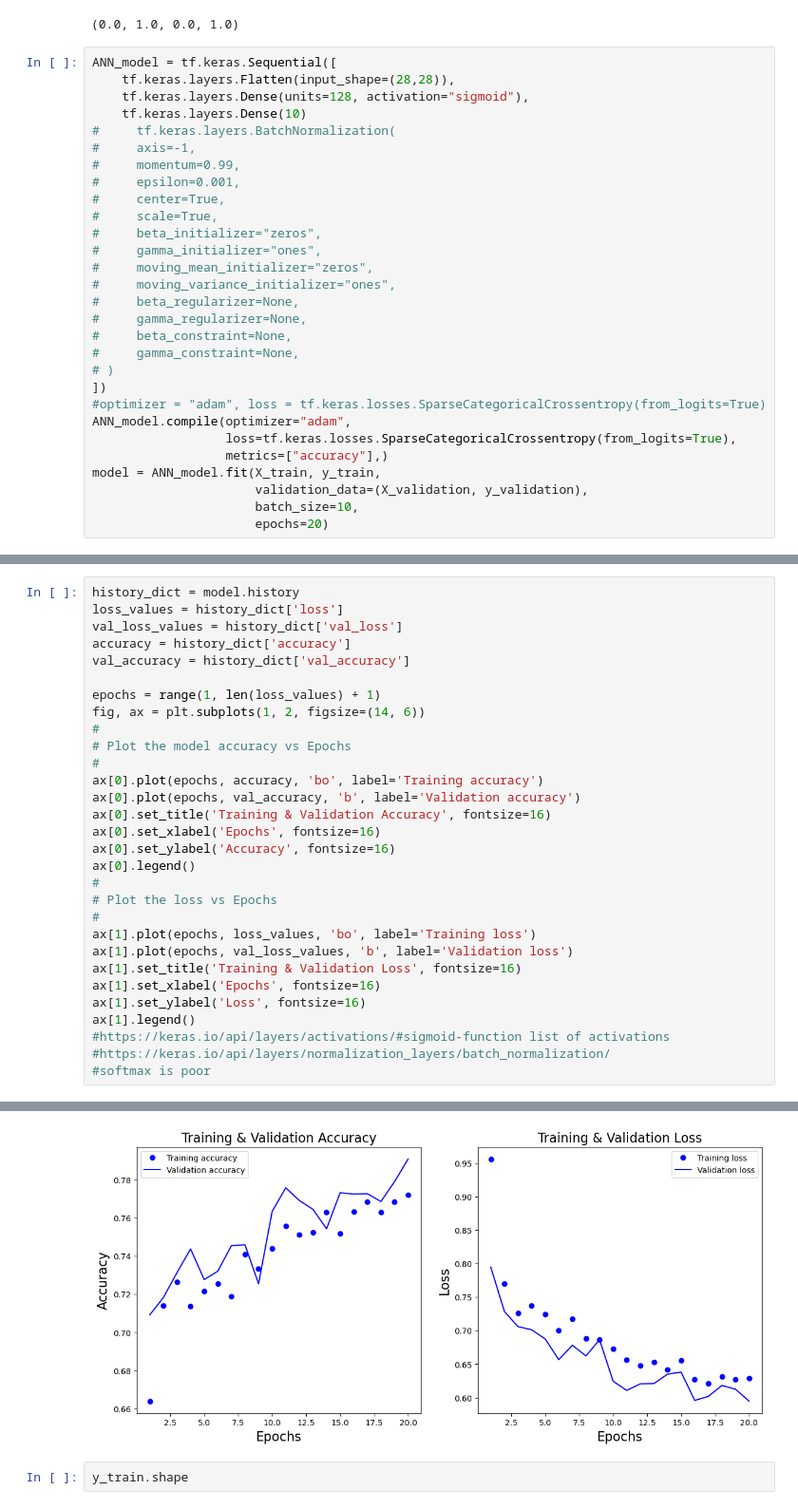
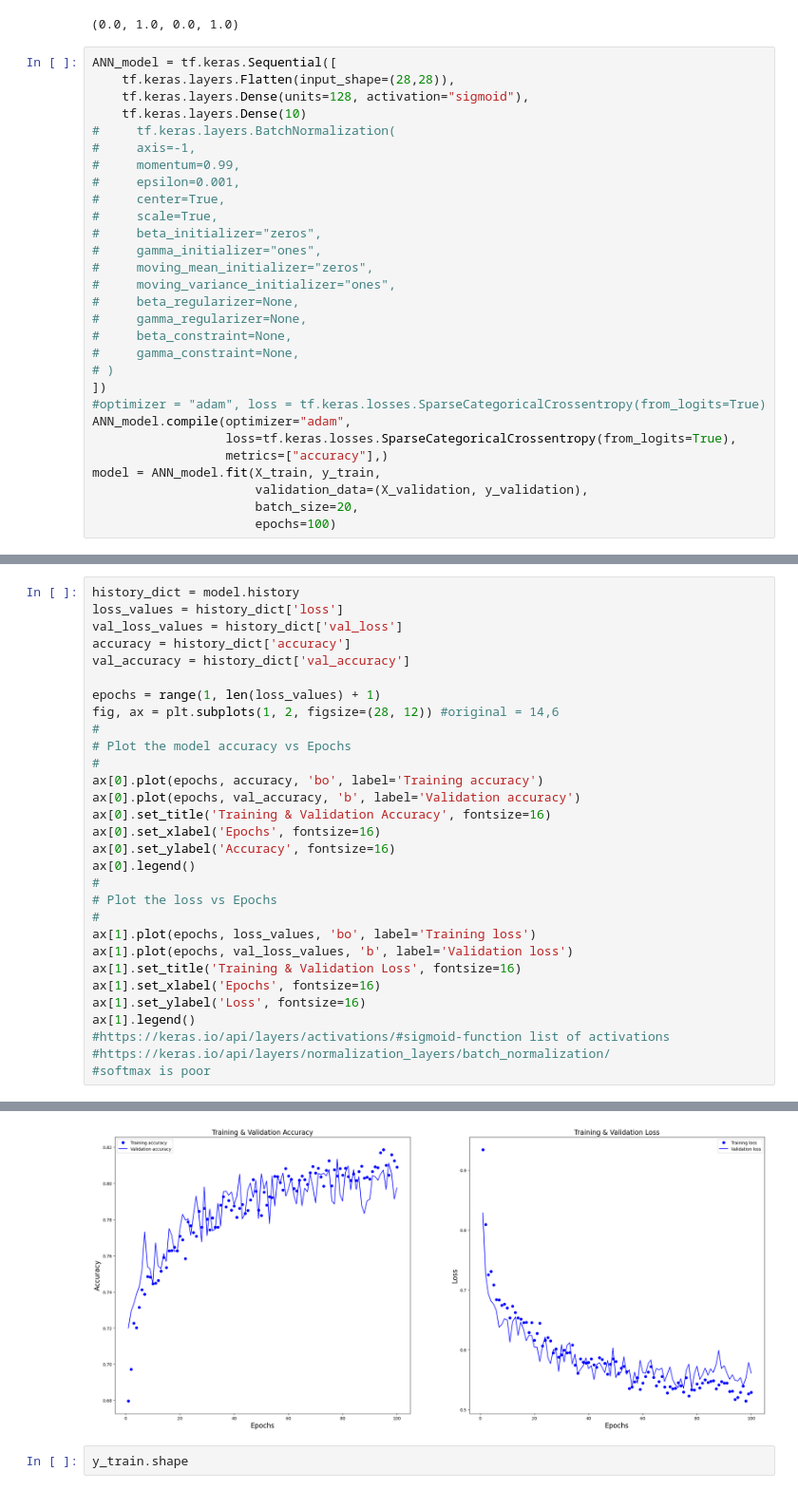
Before and after one commit to Elicit3495/MachineLearningProject22, a Jupyter notebook: Untitled2.ipynb, the cells around one changed output, grey strips where cells are left out. Shown at 95% size. Cells and saved outputs as stored; diff of their text form.

```diff
--- a/Untitled2.ipynb
+++ b/Untitled2.ipynb
@@ -49,6 +49,6 @@ ANN_model.compile(optimizer="adam",
                   metrics=["accuracy"],)
 model = ANN_model.fit(X_train, y_train,
                       validation_data=(X_validation, y_validation),
-                      batch_size=10,
-                      epochs=20)
+                      batch_size=20,
+                      epochs=100)
 # %% [output]
@@ -71,35 +93,35 @@ model.history
 history_dict = model.history
 loss_values = history_dict['loss']
 val_loss_values = history_dict['val_loss']
 accuracy = history_dict['accuracy']
 val_accuracy = history_dict['val_accuracy']
 
 epochs = range(1, len(loss_values) + 1)
-fig, ax = plt.subplots(1, 2, figsize=(14, 6))
+fig, ax = plt.subplots(1, 2, figsize=(28, 12)) #original = 14,6
 #
 # Plot the model accuracy vs Epochs
 #
 ax[0].plot(epochs, accuracy, 'bo', label='Training accuracy')
 ax[0].plot(epochs, val_accuracy, 'b', label='Validation accuracy')
 ax[0].set_title('Training & Validation Accuracy', fontsize=16)
 ax[0].set_xlabel('Epochs', fontsize=16)
 ax[0].set_ylabel('Accuracy', fontsize=16)
 ax[0].legend()
 #
 # Plot the loss vs Epochs
 #
 ax[1].plot(epochs, loss_values, 'bo', label='Training loss')
 ax[1].plot(epochs, val_loss_values, 'b', label='Validation loss')
 ax[1].set_title('Training & Validation Loss', fontsize=16)
 ax[1].set_xlabel('Epochs', fontsize=16)
 ax[1].set_ylabel('Loss', fontsize=16)
 ax[1].legend()
 #https://keras.io/api/layers/activations/#sigmoid-function list of activations
 #https://keras.io/api/layers/normalization_layers/batch_normalization/
 #softmax is poor
 # %% [output]
 <matplotlib.legend.Legend at 0x...>
-[figure, old version]
+[figure, new version]
 # %%
 y_train.shape
 # %% [output]
```
Also changed, not shown: parts of 2 cells of this notebook.
